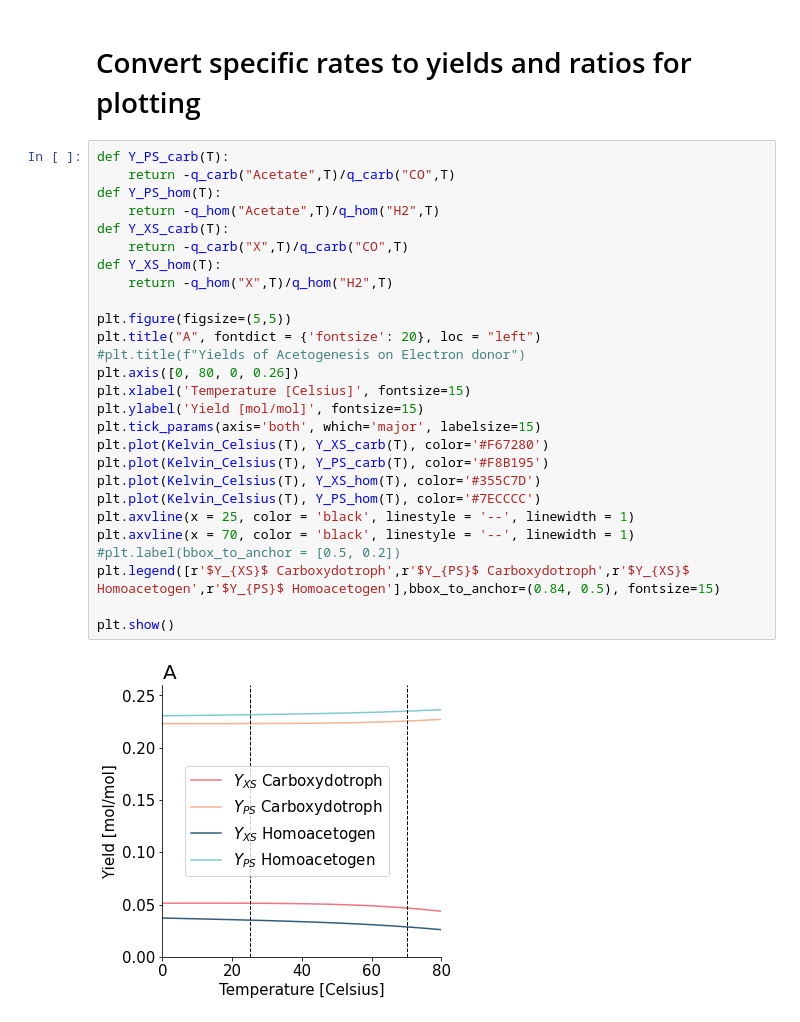
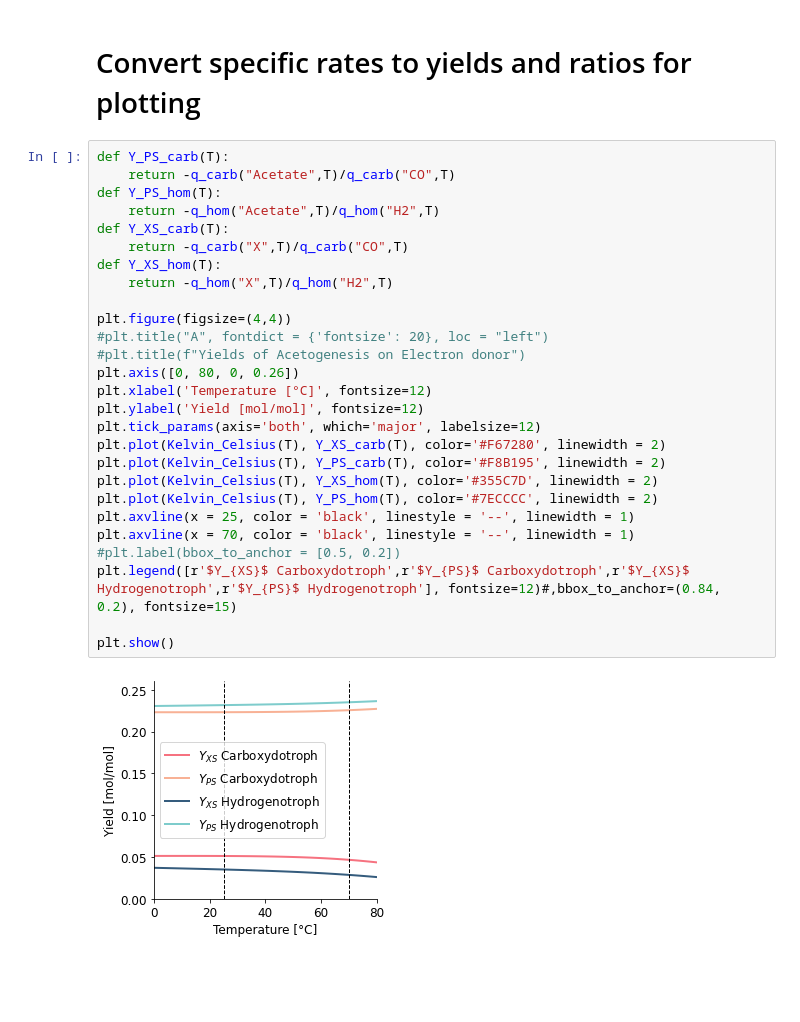
Before and after one commit to biosustain/CO2_fixation_models, a Jupyter notebook: Scripts/02_AcetogenYieldTempDependency.ipynb, the cells around one changed output. Saved outputs shown, nothing was run; the diff lists cells and outputs as text; blank space fills up the shorter version.

Commit message:
fixes various
Allow proper acetate uptake in heterotroph by changing bounds
Change Figures for publication
etc.

```diff
--- a/Scripts/02_AcetogenYieldTempDependency.ipynb
+++ b/Scripts/02_AcetogenYieldTempDependency.ipynb
@@ -370,32 +370,32 @@ def q_carb(C, T):
 # %%
 def Y_PS_carb(T):
     return -q_carb("Acetate",T)/q_carb("CO",T)
 def Y_PS_hom(T):
     return -q_hom("Acetate",T)/q_hom("H2",T)
 def Y_XS_carb(T):
     return -q_carb("X",T)/q_carb("CO",T)
 def Y_XS_hom(T):
     return -q_hom("X",T)/q_hom("H2",T)
 
-plt.figure(figsize=(5,5))
-plt.title("A", fontdict = {'fontsize': 20}, loc = "left")
+plt.figure(figsize=(4,4))
+#plt.title("A", fontdict = {'fontsize': 20}, loc = "left")
 #plt.title(f"Yields of Acetogenesis on Electron donor")
 plt.axis([0, 80, 0, 0.26])
-plt.xlabel('Temperature [Celsius]', fontsize=15)
-plt.ylabel('Yield [mol/mol]', fontsize=15)
-plt.tick_params(axis='both', which='major', labelsize=15)
-plt.plot(Kelvin_Celsius(T), Y_XS_carb(T), color='#F67280')
-plt.plot(Kelvin_Celsius(T), Y_PS_carb(T), color='#F8B195')
-plt.plot(Kelvin_Celsius(T), Y_XS_hom(T), color='#355C7D')
-plt.plot(Kelvin_Celsius(T), Y_PS_hom(T), color='#7ECCCC')
+plt.xlabel('Temperature [°C]', fontsize=12)
+plt.ylabel('Yield [mol/mol]', fontsize=12)
+plt.tick_params(axis='both', which='major', labelsize=12)
+plt.plot(Kelvin_Celsius(T), Y_XS_carb(T), color='#F67280', linewidth = 2)
+plt.plot(Kelvin_Celsius(T), Y_PS_carb(T), color='#F8B195', linewidth = 2)
+plt.plot(Kelvin_Celsius(T), Y_XS_hom(T), color='#355C7D', linewidth = 2)
+plt.plot(Kelvin_Celsius(T), Y_PS_hom(T), color='#7ECCCC', linewidth = 2)
 plt.axvline(x = 25, color = 'black', linestyle = '--', linewidth = 1)
 plt.axvline(x = 70, color = 'black', linestyle = '--', linewidth = 1)
 #plt.label(bbox_to_anchor = [0.5, 0.2])
-plt.legend([r'$Y_{XS}$ Carboxydotroph',r'$Y_{PS}$ Carboxydotroph',r'$Y_{XS}$ Homoacetogen',r'$Y_{PS}$ Homoacetogen'],bbox_to_anchor=(0.84, 0.5), fontsize=15)
+plt.legend([r'$Y_{XS}$ Carboxydotroph',r'$Y_{PS}$ Carboxydotroph',r'$Y_{XS}$ Hydrogenotroph',r'$Y_{PS}$ Hydrogenotroph'], fontsize=12)#,bbox_to_anchor=(0.84, 0.2), fontsize=15)
 
 plt.show()
 # %% [output]
-[figure, old version]
+[figure, new version]
 # %%
 def Y_PX_carb(T):
     return q_carb("Acetate",T)/q_carb("X",T)
```
Also changed, not shown: parts of 8 cells of this notebook, 29 other files.
